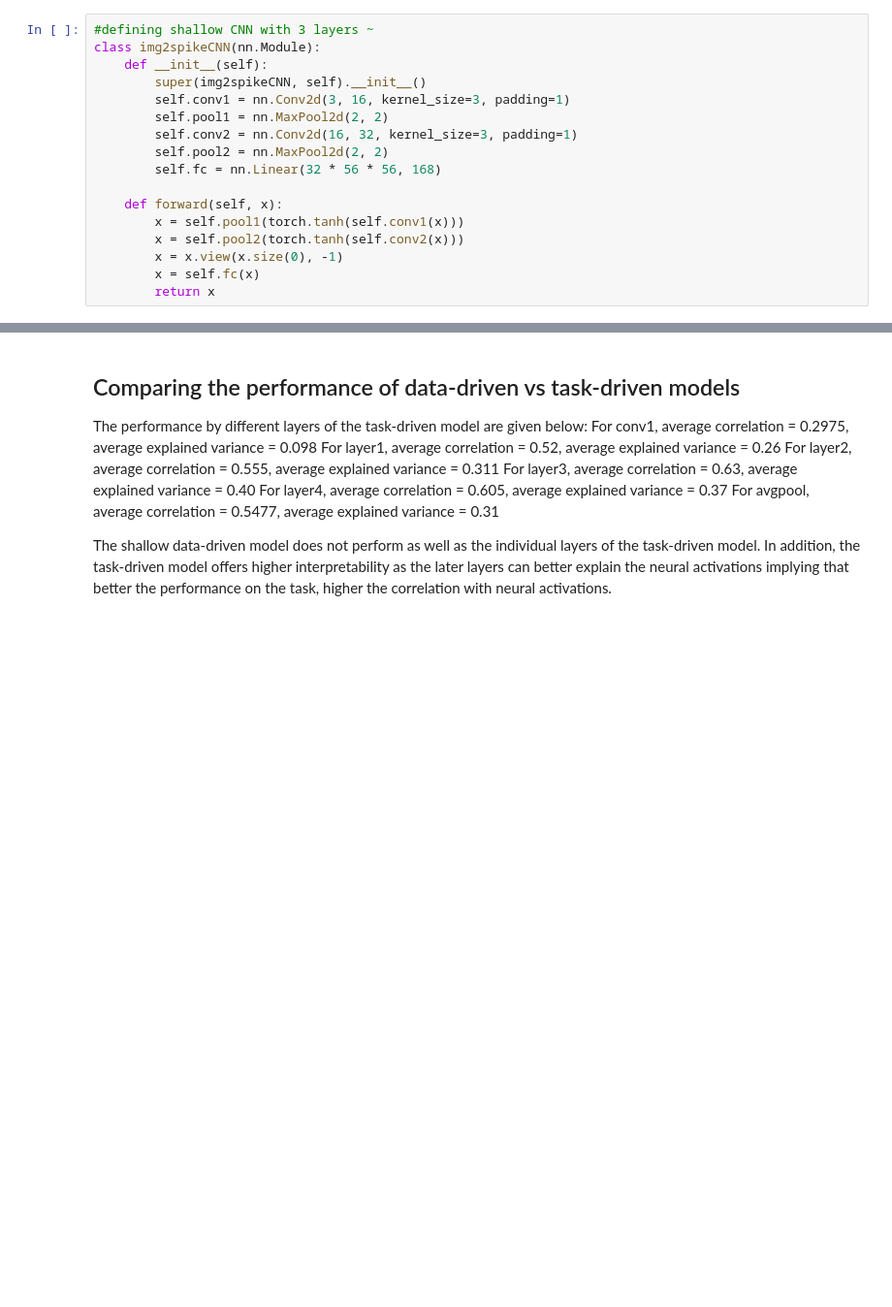
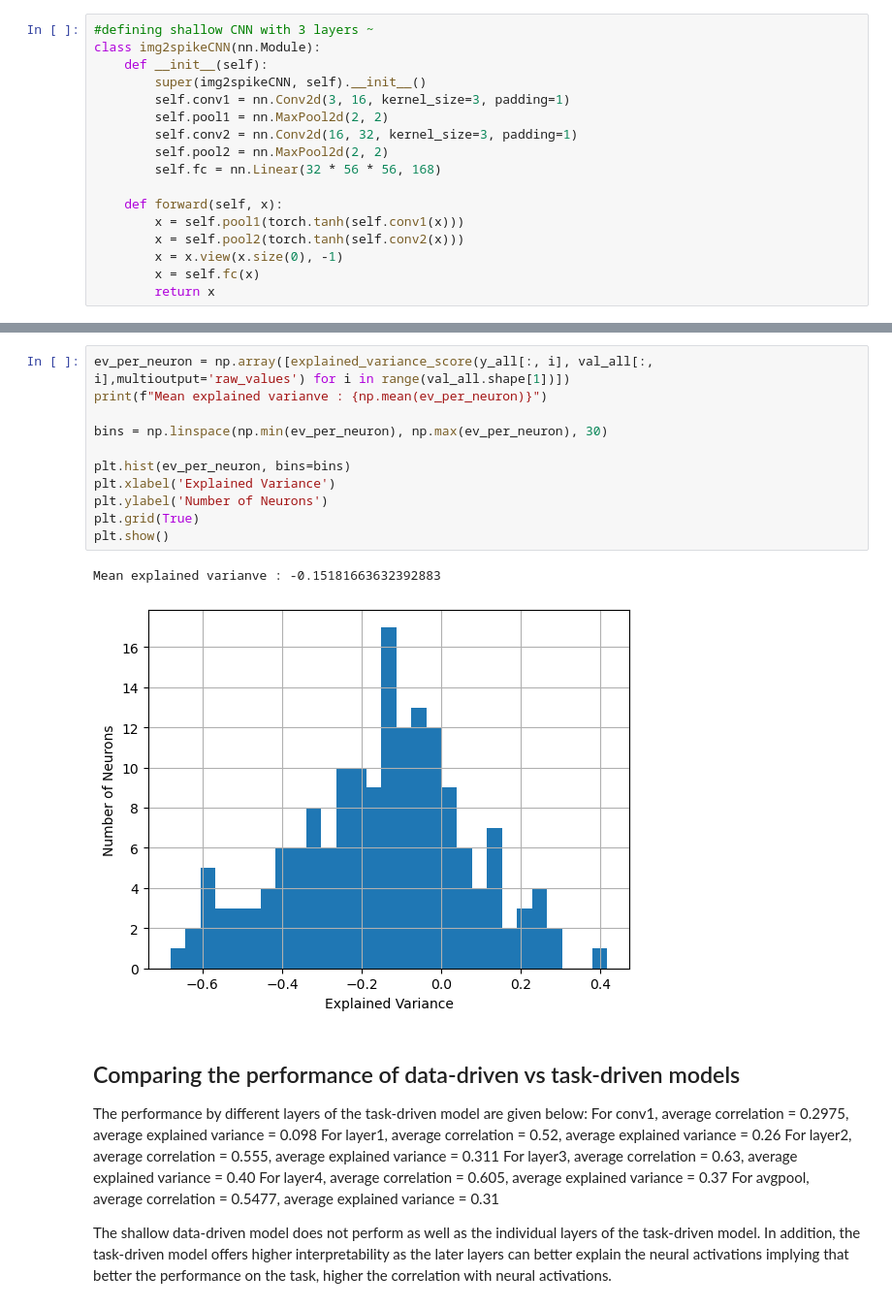
Before and after one commit to nivedya-nambiar/NX-414_groupSRN, a Jupyter notebook: Week 7/week7.ipynb, the cells around one changed output, grey strips where cells are left out. Shown at 97% size. Saved outputs shown, nothing was run; the diff lists cells and outputs as text; blank space fills up the shorter version.

```diff
--- a/Week 7/week7.ipynb
+++ b/Week 7/week7.ipynb
@@ -246,3 +278,17 @@ Explained variance of validation outputs and ground truth for the best model = -
+# %%
+ev_per_neuron = np.array([explained_variance_score(y_all[:, i], val_all[:, i],multioutput='raw_values') for i in range(val_all.shape[1])])
+print(f"Mean explained varianve : {np.mean(ev_per_neuron)}")
+
+bins = np.linspace(np.min(ev_per_neuron), np.max(ev_per_neuron), 30)
+
+plt.hist(ev_per_neuron, bins=bins)
+plt.xlabel('Explained Variance')
+plt.ylabel('Number of Neurons')
+plt.grid(True)
+plt.show()
+# %% [output]
+Mean explained varianve : -0.15181663632392883
+[figure, added]
 # %% [markdown]
 ## Comparing the performance of data-driven vs task-driven models
 
```
Also changed, not shown: parts of 5 cells of this notebook.
